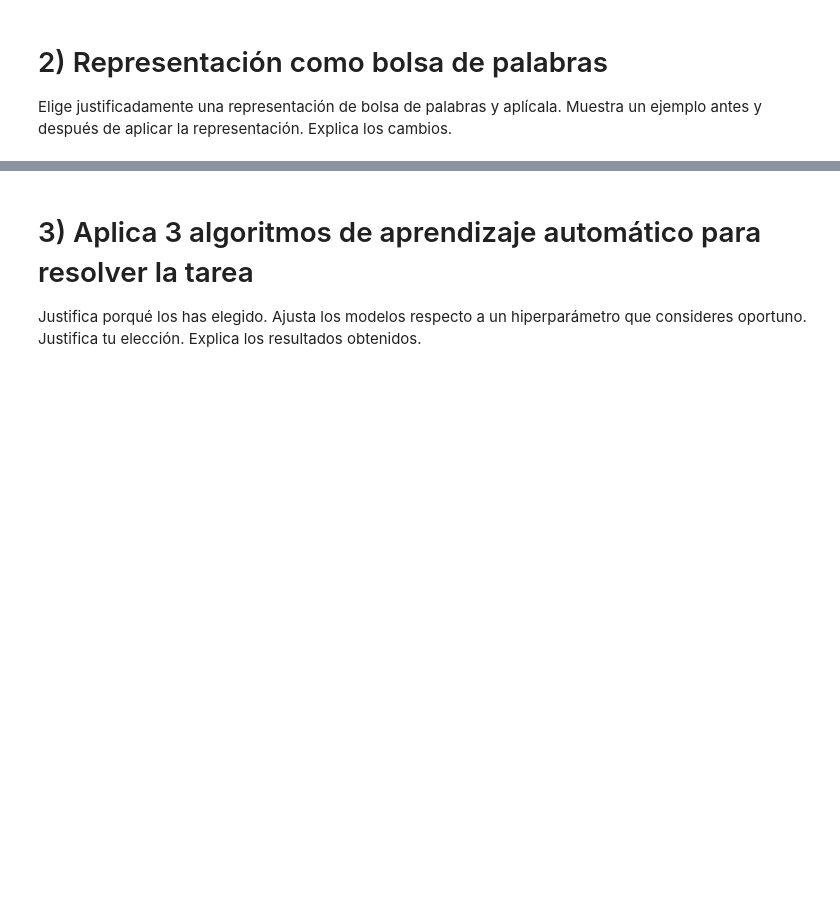
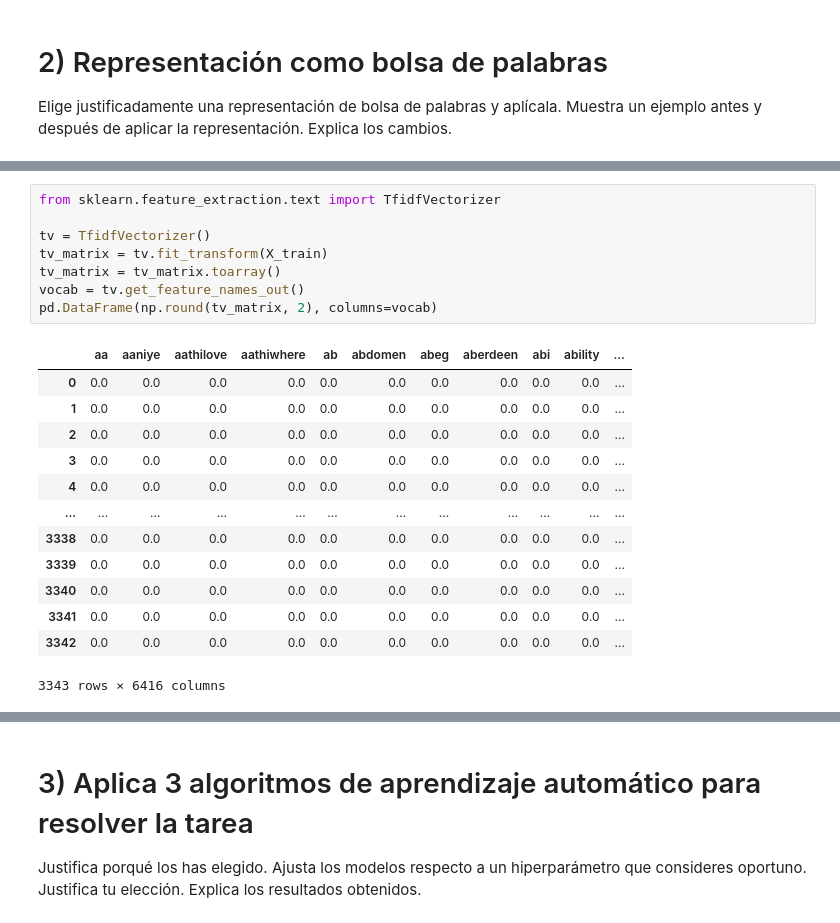
Before and after one commit to ALK222/IA2, a Jupyter notebook: labs/2024/lab4/P4_pln_2324_enunciado.ipynb, the cells around one changed output, grey strips where cells are left out. Drawn from its saved outputs; the diff is of its cells as text; blank space fills up the shorter version.

```diff
--- a/labs/2024/lab4/P4_pln_2324_enunciado.ipynb
+++ b/labs/2024/lab4/P4_pln_2324_enunciado.ipynb
@@ -167,0 +249,22 @@ Muestra un ejemplo antes y después de aplicar la representación. Explica los c
+# %%
+from sklearn.feature_extraction.text import TfidfVectorizer
+
+tv = TfidfVectorizer()
+tv_matrix = tv.fit_transform(X_train)
+tv_matrix = tv_matrix.toarray()
+vocab = tv.get_feature_names_out()
+pd.DataFrame(np.round(tv_matrix, 2), columns=vocab)
+# %% [output]
+|  | aa | aaniye | aathilove | aathiwhere | ab | abdomen | abeg | aberdeen | abi | ability | ... |
+| 0 | 0.0 | 0.0 | 0.0 | 0.0 | 0.0 | 0.0 | 0.0 | 0.0 | 0.0 | 0.0 | ... |
+| 1 | 0.0 | 0.0 | 0.0 | 0.0 | 0.0 | 0.0 | 0.0 | 0.0 | 0.0 | 0.0 | ... |
+| 2 | 0.0 | 0.0 | 0.0 | 0.0 | 0.0 | 0.0 | 0.0 | 0.0 | 0.0 | 0.0 | ... |
+| 3 | 0.0 | 0.0 | 0.0 | 0.0 | 0.0 | 0.0 | 0.0 | 0.0 | 0.0 | 0.0 | ... |
+| 4 | 0.0 | 0.0 | 0.0 | 0.0 | 0.0 | 0.0 | 0.0 | 0.0 | 0.0 | 0.0 | ... |
+| ... | ... | ... | ... | ... | ... | ... | ... | ... | ... | ... | ... |
+| 3338 | 0.0 | 0.0 | 0.0 | 0.0 | 0.0 | 0.0 | 0.0 | 0.0 | 0.0 | 0.0 | ... |
+| 3339 | 0.0 | 0.0 | 0.0 | 0.0 | 0.0 | 0.0 | 0.0 | 0.0 | 0.0 | 0.0 | ... |
+| 3340 | 0.0 | 0.0 | 0.0 | 0.0 | 0.0 | 0.0 | 0.0 | 0.0 | 0.0 | 0.0 | ... |
+| 3341 | 0.0 | 0.0 | 0.0 | 0.0 | 0.0 | 0.0 | 0.0 | 0.0 | 0.0 | 0.0 | ... |
+| 3342 | 0.0 | 0.0 | 0.0 | 0.0 | 0.0 | 0.0 | 0.0 | 0.0 | 0.0 | 0.0 | ... |
+3343 rows × 6416 columns
```
Also changed, not shown: parts of 24 cells of this notebook, 2 other files.
